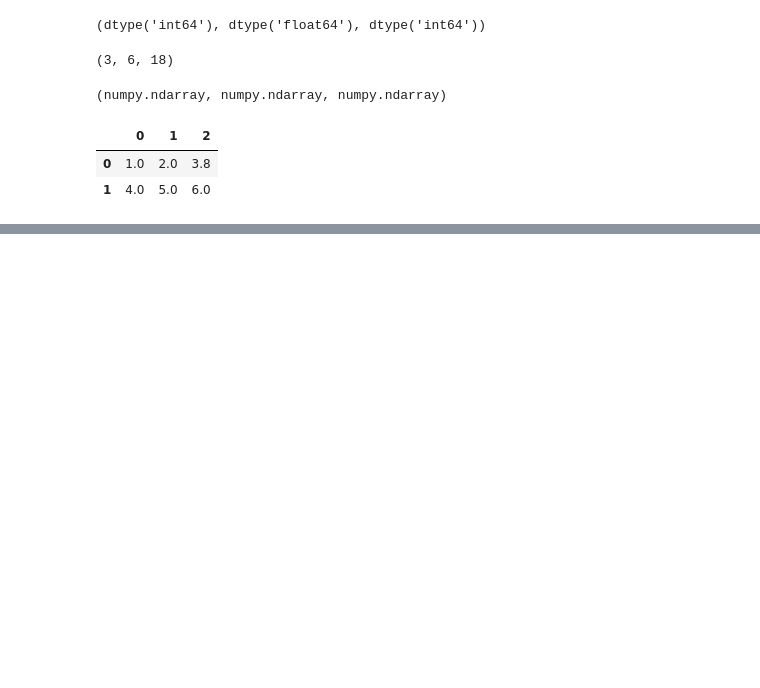
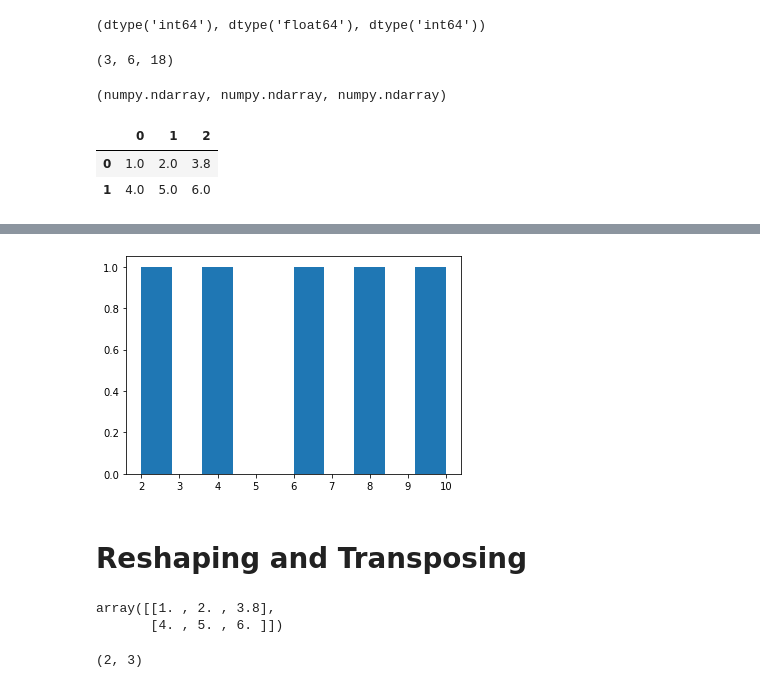
Before and after one commit to writetosudeepto/Data-Science-With-Pandas, a Jupyter notebook: introduction-to-numpy.ipynb, the cells around one changed output, grey strips where cells are left out. Saved outputs shown, nothing was run; the diff lists cells and outputs as text; code cells hidden in the pictures; blank space fills up the shorter version.

```diff
--- a/introduction-to-numpy.ipynb
+++ b/introduction-to-numpy.ipynb
@@ -72,0 +379,16 @@ pd.DataFrame(a2)
+# %%
+plt.hist(low_var_array)
+plt.show()
+# %% [output]
+[figure, added]
+# %% [markdown]
+# Reshaping and Transposing
+# %%
+a2
+# %% [output]
+array([[1. , 2. , 3.8],
+       [4. , 5. , 6. ]])
+# %%
+a2.shape
+# %% [output]
+(2, 3)
```
Also changed, not shown: parts of 68 cells of this notebook.
